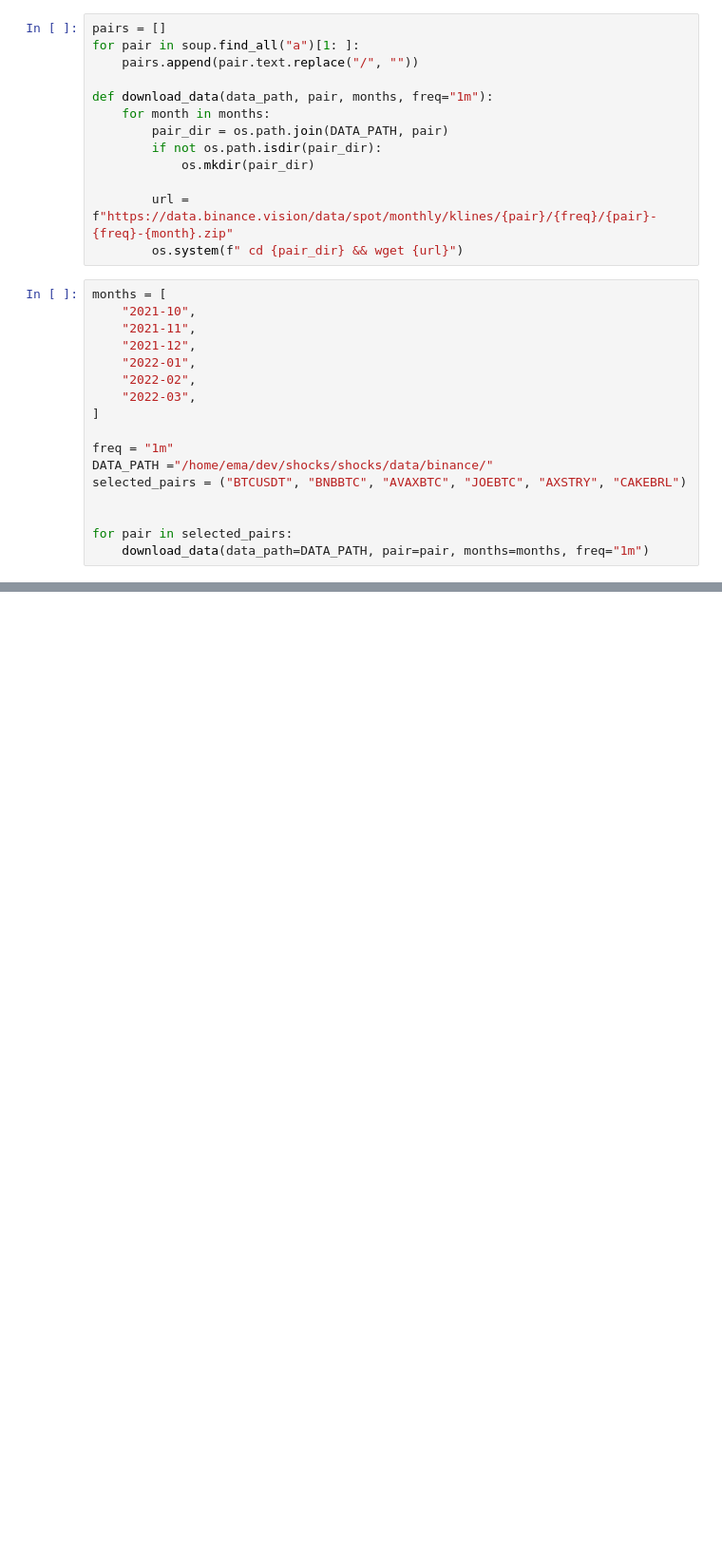
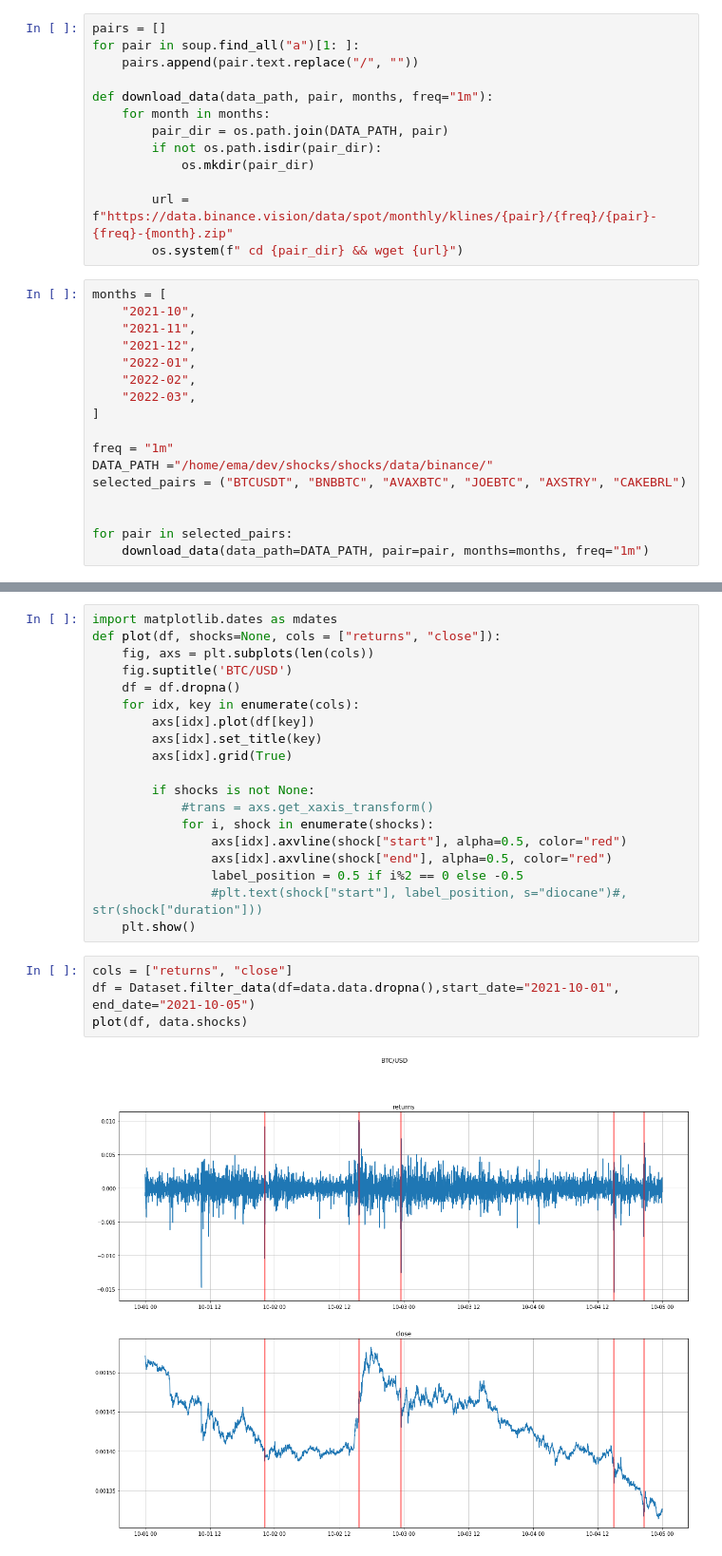
Before and after one commit to EmaMerca/shocks, a Jupyter notebook: data.ipynb, the cells around one changed output, grey strips where cells are left out. Shown: that part at 95% size. Drawn from its saved outputs; the diff is of its cells as text; blank space fills up the shorter version.

```diff
--- a/data.ipynb
+++ b/data.ipynb
@@ -41,0 +75,25 @@ for pair in selected_pairs:
+# %%
+import matplotlib.dates as mdates
+def plot(df, shocks=None, cols = ["returns", "close"]):
+    fig, axs = plt.subplots(len(cols))
+    fig.suptitle('BTC/USD')
+    df = df.dropna()
+    for idx, key in enumerate(cols):
+        axs[idx].plot(df[key])
+        axs[idx].set_title(key)
+        axs[idx].grid(True)
+
+        if shocks is not None:
+            #trans = axs.get_xaxis_transform()
+            for i, shock in enumerate(shocks):
+                axs[idx].axvline(shock["start"], alpha=0.5, color="red")
+                axs[idx].axvline(shock["end"], alpha=0.5, color="red")
+                label_position = 0.5 if i%2 == 0 else -0.5
+                #plt.text(shock["start"], label_position, s="diocane")#, str(shock["duration"]))
+    plt.show()
+# %%
+cols = ["returns", "close"]
+df = Dataset.filter_data(df=data.data.dropna(),start_date="2021-10-01", end_date="2021-10-05")
+plot(df, data.shocks)
+# %% [output]
+[figure, added]
```
Also changed, not shown: parts of 4 cells of this notebook, 4 other files.
